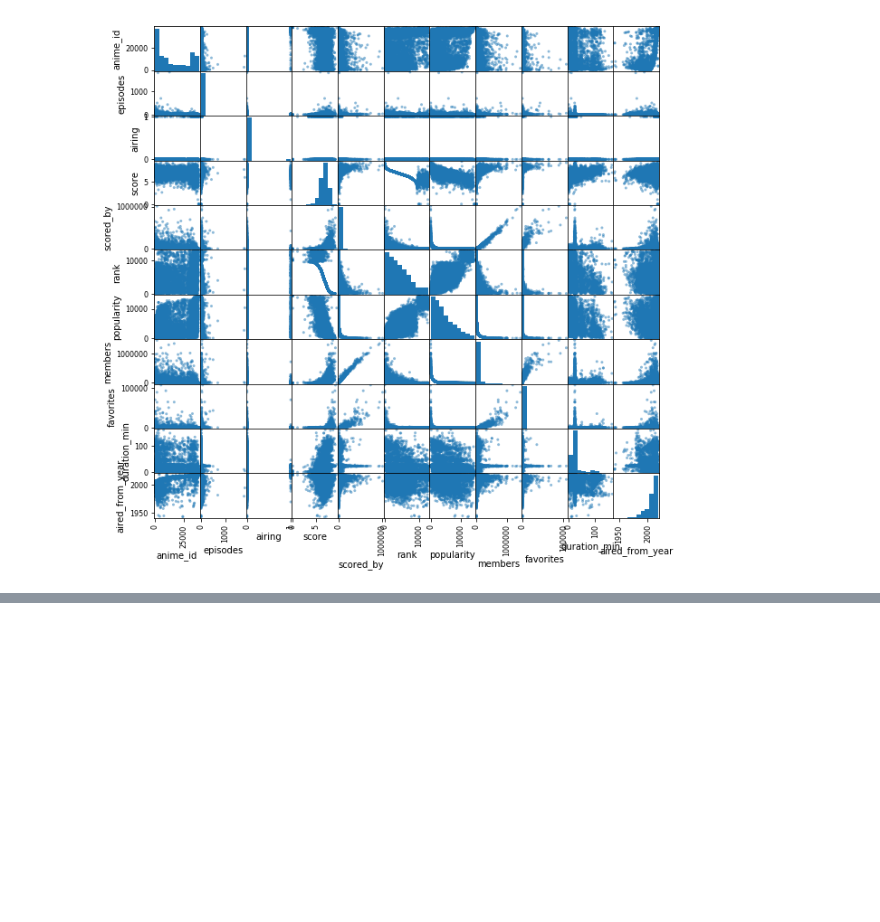
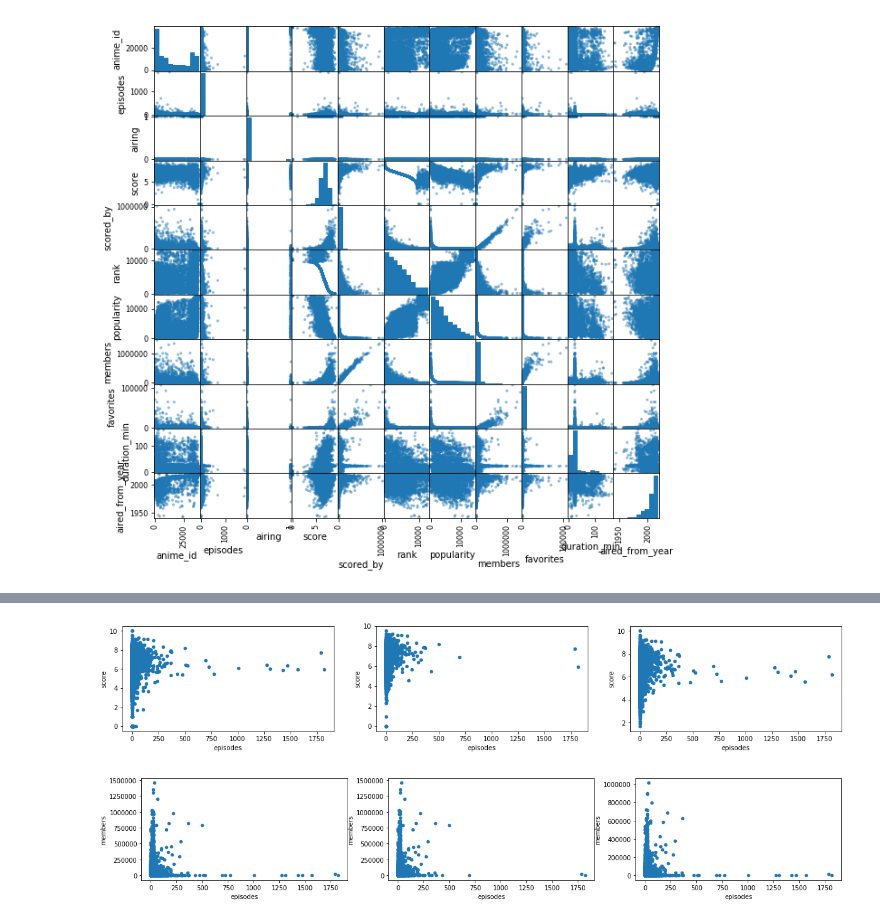
Before and after one commit to DouglasAR01/IA_Regresor_shows_animados, a Jupyter notebook: Análisis de datos.ipynb, the cells around one changed output, grey strips where cells are left out. Drawn from its saved outputs; the diff is of its cells as text; code cells hidden in the pictures; blank space fills up the shorter version.

```diff
--- a/Análisis de datos.ipynb
+++ b/Análisis de datos.ipynb
@@ -50,8 +49,0 @@ pd.plotting.scatter_matrix(dataset3, figsize=(10,10));
-# %%
-for dataset in datasets:
-    dataset.plot(kind="scatter", x="episodes", y="score")
-    dataset.plot(kind="scatter", x="episodes", y="favorites")
-    dataset.plot(kind="scatter", x="members", y="score")
-    dataset.plot(kind="scatter", x="members", y="popularity")
-    dataset.plot(kind="scatter", x="members", y="favorites")
-    dataset.plot(kind="scatter", x="popularity", y="favorites")
@@ -70,0 +50,12 @@ for dataset in datasets:
+# %%
+x = ["episodes", "episodes"];
+y = ["score", "members"]
+
+for j in range(len(x)):
+    fig = plt.figure(figsize=(20,3))
+    for i, dataset in enumerate(datasets_c):
+        ax1 = fig.add_subplot(1, 3, i+1)
+        dataset.plot.scatter(x[j], y[j], ax=ax1)
+# %% [output]
+[figure, added]
+[figure, added]
```
Also changed, not shown: parts of 4 cells of this notebook.
